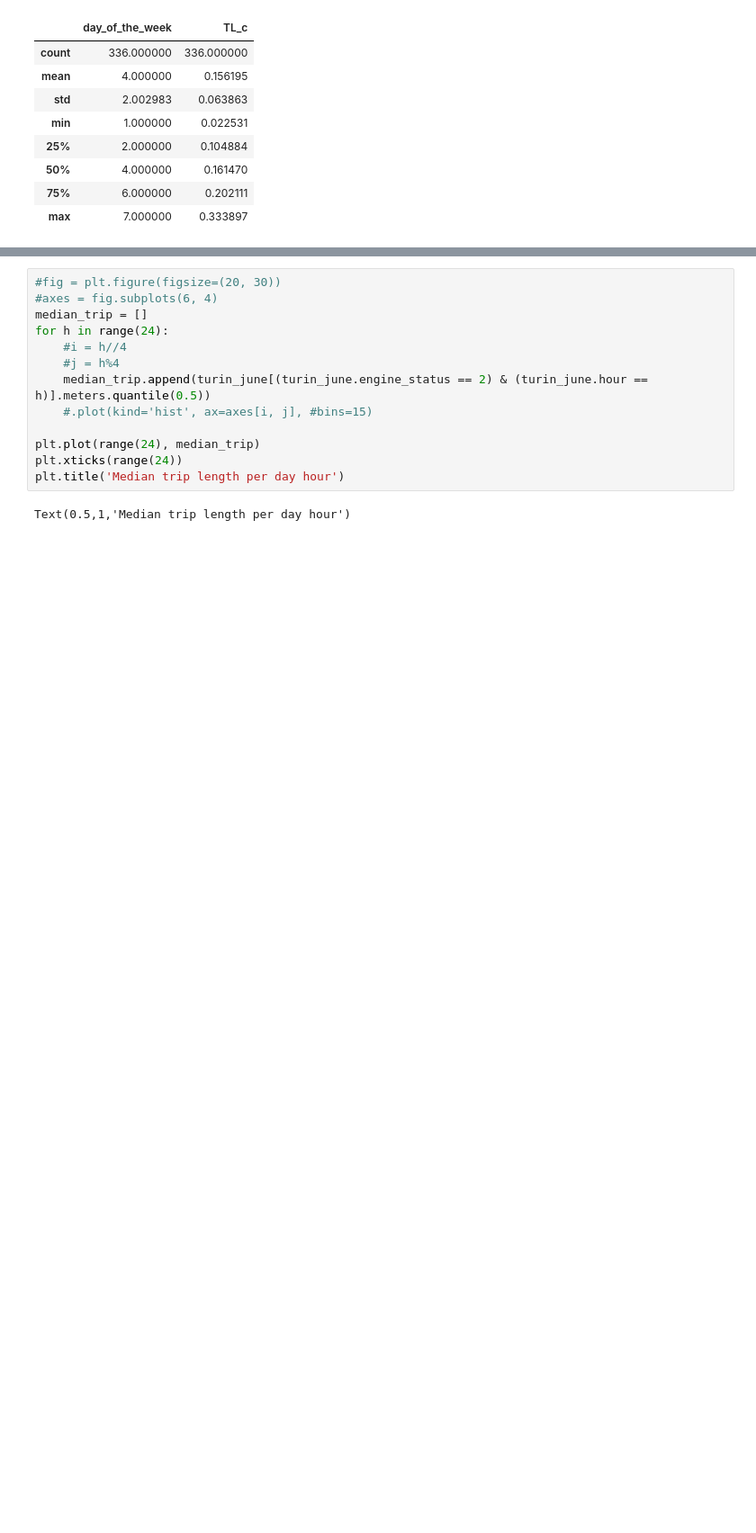
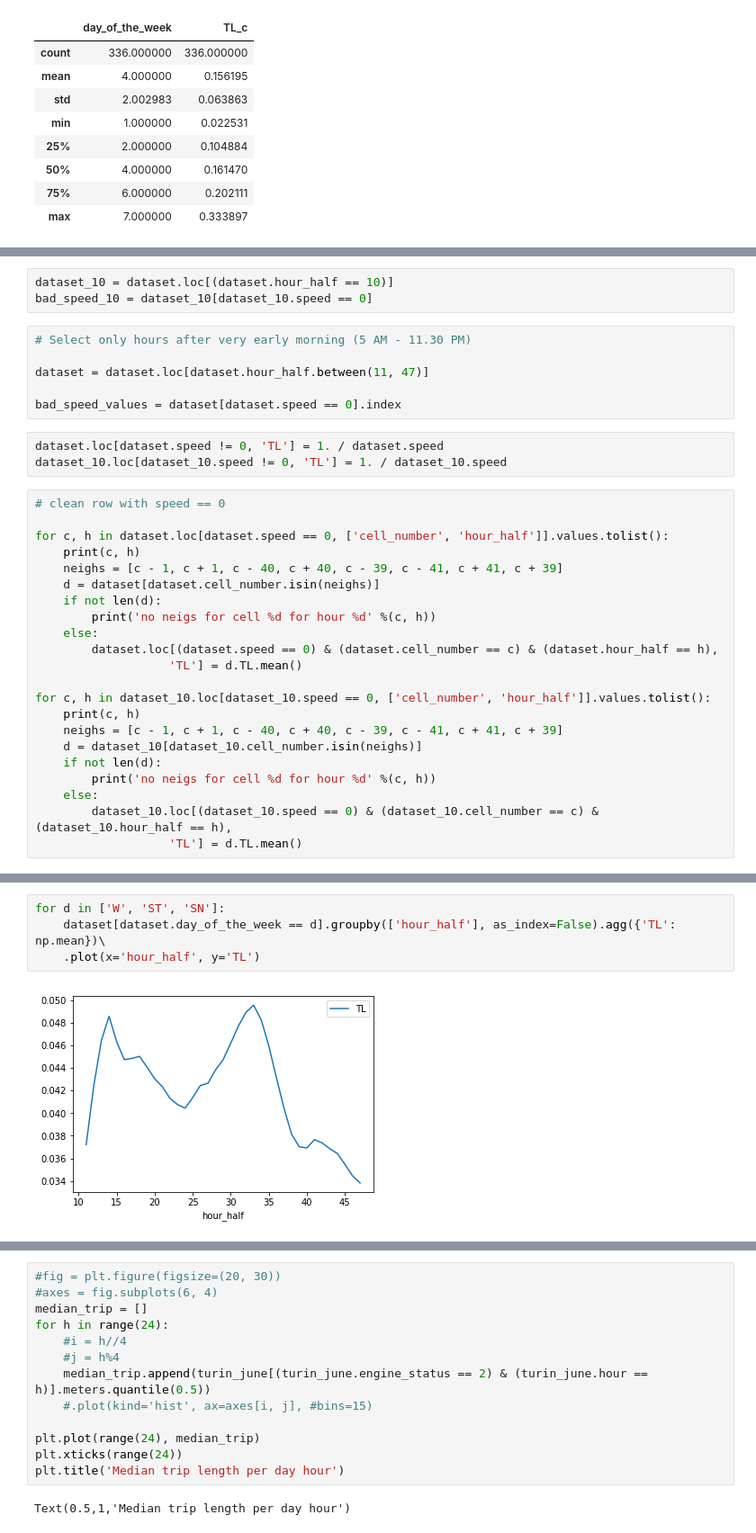
Before and after one commit to Vem-Solutions-spa/dataset_vem_5t_traffic_analysis, a Jupyter notebook: 02_Exploratory_analysis.ipynb, the cells around one changed output, grey strips where cells are left out. Shown at 90% size. Saved outputs shown, nothing was run; the diff lists cells and outputs as text; blank space fills up the shorter version.

```diff
--- a/02_Exploratory_analysis.ipynb
+++ b/02_Exploratory_analysis.ipynb
@@ -539,0 +600,34 @@ dataset.sort_values(by=['cell_number', 'day_of_the_week', 'hour_half'], inplace=
+# %%
+dataset_10 = dataset.loc[(dataset.hour_half == 10)]
+bad_speed_10 = dataset_10[dataset_10.speed == 0]
+# %%
+# Select only hours after very early morning (5 AM - 11.30 PM)
+
+dataset = dataset.loc[dataset.hour_half.between(11, 47)]
+
+bad_speed_values = dataset[dataset.speed == 0].index
+# %%
+dataset.loc[dataset.speed != 0, 'TL'] = 1. / dataset.speed
+dataset_10.loc[dataset_10.speed != 0, 'TL'] = 1. / dataset_10.speed
+# %%
+# clean row with speed == 0
+
+for c, h in dataset.loc[dataset.speed == 0, ['cell_number', 'hour_half']].values.tolist():
+    print(c, h)
+    neighs = [c - 1, c + 1, c - 40, c + 40, c - 39, c - 41, c + 41, c + 39]
+    d = dataset[dataset.cell_number.isin(neighs)]
+    if not len(d):
+        print('no neigs for cell %d for hour %d' %(c, h))
+    else:
+        dataset.loc[(dataset.speed == 0) & (dataset.cell_number == c) & (dataset.hour_half == h),
+                   'TL'] = d.TL.mean()
+
+for c, h in dataset_10.loc[dataset_10.speed == 0, ['cell_number', 'hour_half']].values.tolist():
+    print(c, h)
+    neighs = [c - 1, c + 1, c - 40, c + 40, c - 39, c - 41, c + 41, c + 39]
+    d = dataset_10[dataset_10.cell_number.isin(neighs)]
+    if not len(d):
+        print('no neigs for cell %d for hour %d' %(c, h))
+    else:
+        dataset_10.loc[(dataset_10.speed == 0) & (dataset_10.cell_number == c) & (dataset_10.hour_half == h),
+                   'TL'] = d.TL.mean()
@@ -539,0 +668,6 @@ dataset.sort_values(by=['cell_number', 'day_of_the_week', 'hour_half'], inplace=
+# %%
+for d in ['W', 'ST', 'SN']:
+    dataset[dataset.day_of_the_week == d].groupby(['hour_half'], as_index=False).agg({'TL': np.mean})\
+    .plot(x='hour_half', y='TL')
+# %% [output]
+[figure, added]
```
Also changed, not shown: parts of 74 cells of this notebook.
